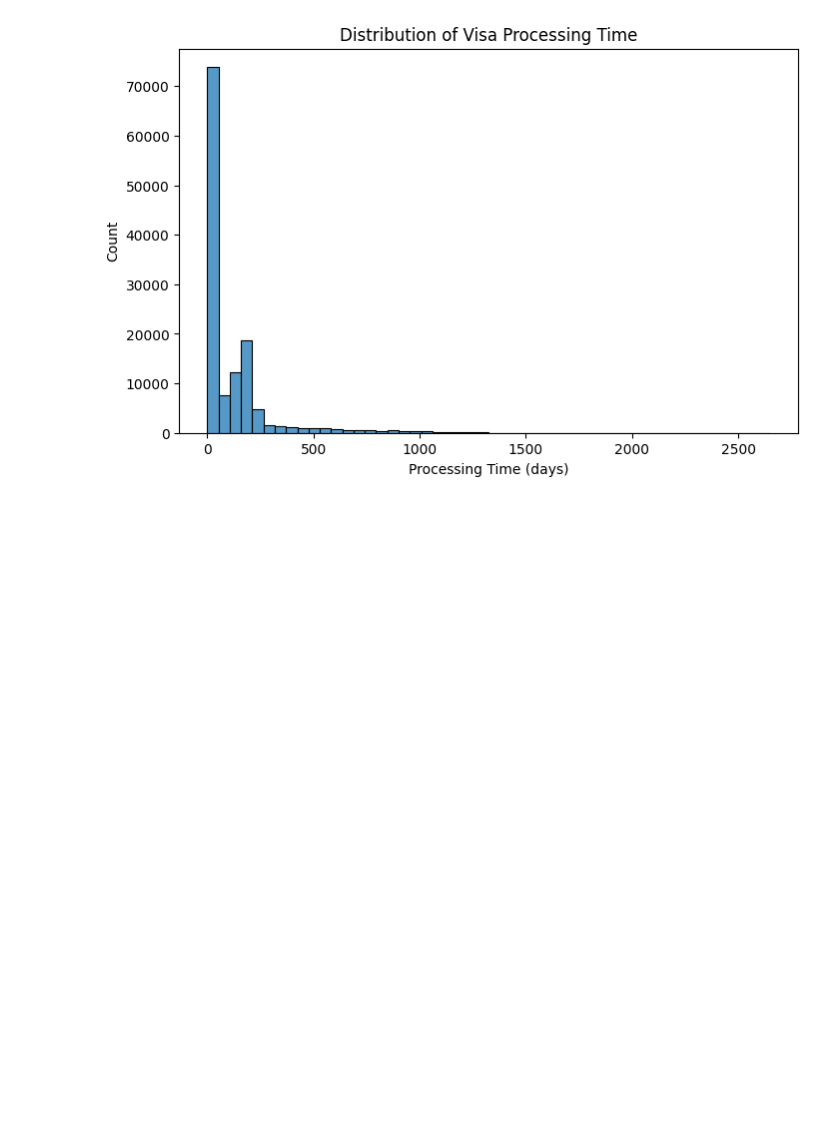
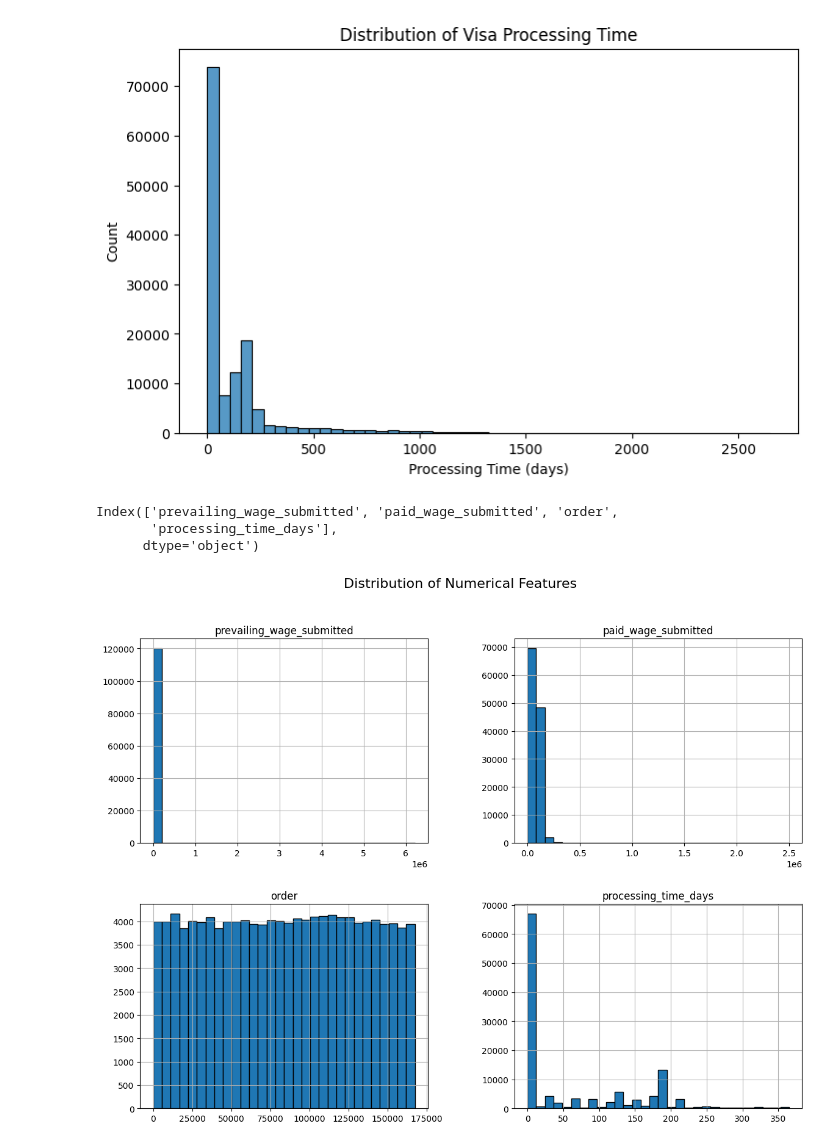
Before and after one commit to Devax27/AI-Enabled-Visa-Processing-Estimator, a Jupyter notebook: eda.ipynb, the cells around one changed output. Saved outputs shown, nothing was run; the diff lists cells and outputs as text; code cells hidden in the pictures; blank space fills up the shorter version.

Commit message:
Extended EDA with multi-column visualizations

```diff
--- a/eda.ipynb
+++ b/eda.ipynb
@@ -57,3 +57,20 @@ plt.show()
 [figure]
 # %%
 df = df[df["processing_time_days"] <= 365]
+# %%
+num_cols = df.select_dtypes(include=["int64", "float64"]).columns
+num_cols
+# %% [output]
+Index(['prevailing_wage_submitted', 'paid_wage_submitted', 'order',
+       'processing_time_days'],
+      dtype='object')
+# %%
+df[num_cols].hist(
+    figsize=(14, 10),
+    bins=30,
+    edgecolor="black"
+)
+plt.suptitle("Distribution of Numerical Features", fontsize=16)
+plt.show()
+# %% [output]
+[figure, added]
```
Also changed, not shown: parts of 10 cells of this notebook.
